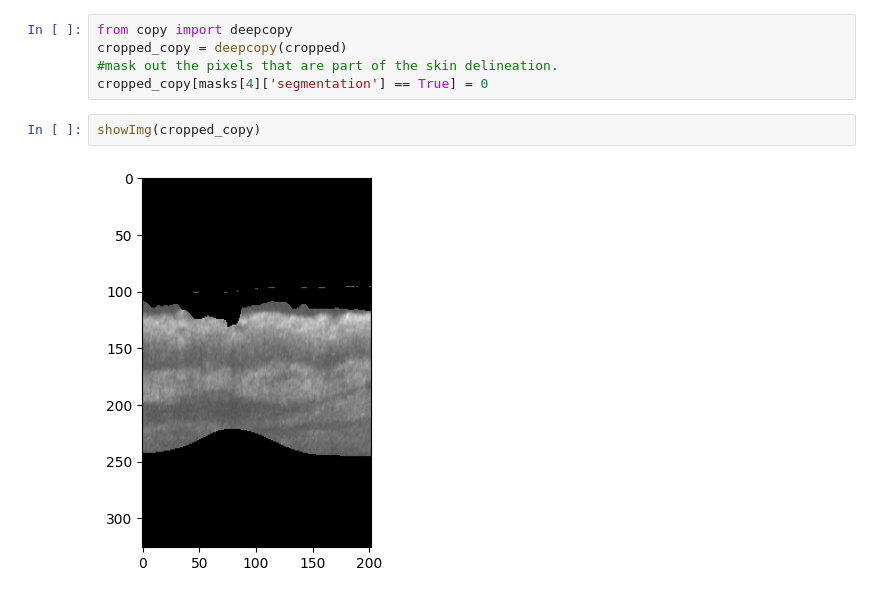
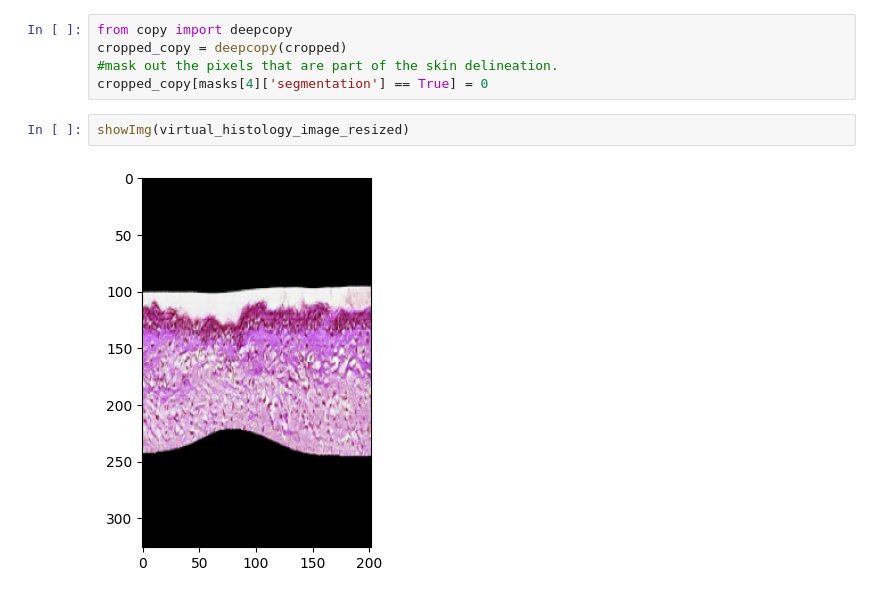
Before and after one commit to WinetraubLab/zero_shot_segmentation, a Jupyter notebook: zero_shot_segmentation_oct.ipynb, the cells around one changed output. Drawn from its saved outputs; the diff is of its cells as text.

```diff
--- a/zero_shot_segmentation_oct.ipynb
+++ b/zero_shot_segmentation_oct.ipynb
@@ -229,6 +229,6 @@ cropped_copy = deepcopy(cropped)
 #mask out the pixels that are part of the skin delineation.
 cropped_copy[masks[4]['segmentation'] == True] = 0
 # %%
-showImg(cropped_copy)
+showImg(virtual_histology_image_resized)
 # %% [output]
-[figure, old version]
+[figure, new version]
```
Also changed, not shown: parts of 6 cells of this notebook.
